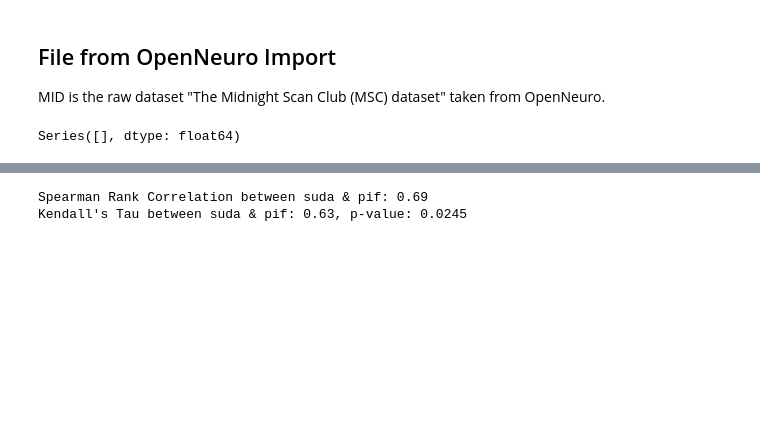
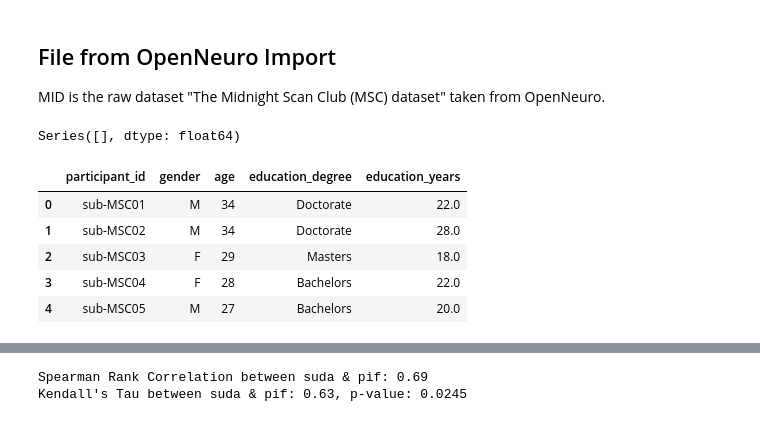
Before and after one commit to EmiKib/MetaprivBIDS-Assessment, a Jupyter notebook: The-Midnight-Scan-Club-dataset-ds000224/Midnight_ds000224.ipynb, the cells around one changed output, grey strips where cells are left out. Saved outputs shown, nothing was run; the diff lists cells and outputs as text; code cells hidden in the pictures; blank space fills up the shorter version.

```diff
--- a/The-Midnight-Scan-Club-dataset-ds000224/Midnight_ds000224.ipynb
+++ b/The-Midnight-Scan-Club-dataset-ds000224/Midnight_ds000224.ipynb
@@ -22,3 +22,12 @@ na_percentage = na_percentage[na_percentage >= 10].sort_values(ascending=False)
 na_percentage
 # %% [output]
 Series([], dtype: float64)
+# %%
+MID.head()
+# %% [output]
+|  | participant_id | gender | age | education_degree | education_years |
+| 0 | sub-MSC01 | M | 34 | Doctorate | 22.0 |
+| 1 | sub-MSC02 | M | 34 | Doctorate | 28.0 |
+| 2 | sub-MSC03 | F | 29 | Masters | 18.0 |
+| 3 | sub-MSC04 | F | 28 | Bachelors | 22.0 |
+| 4 | sub-MSC05 | M | 27 | Bachelors | 20.0 |
```
Also changed, not shown: parts of 7 cells of this notebook.
